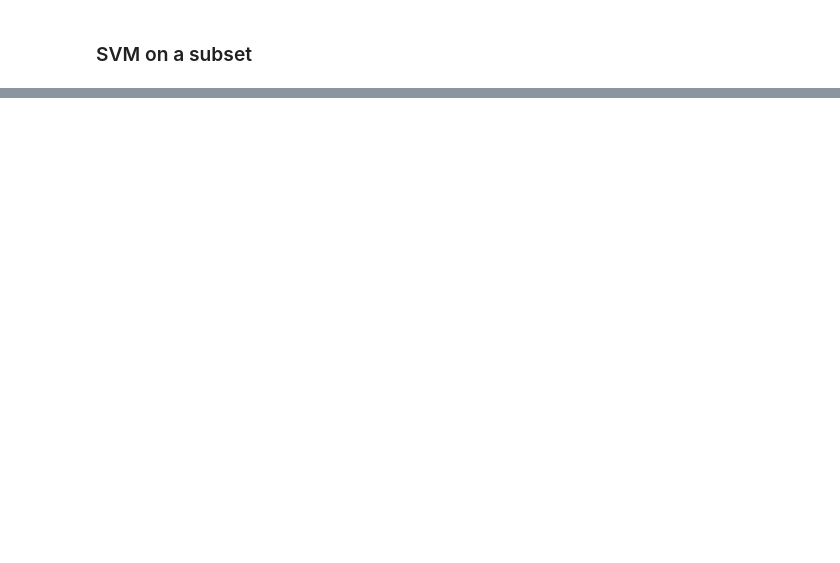
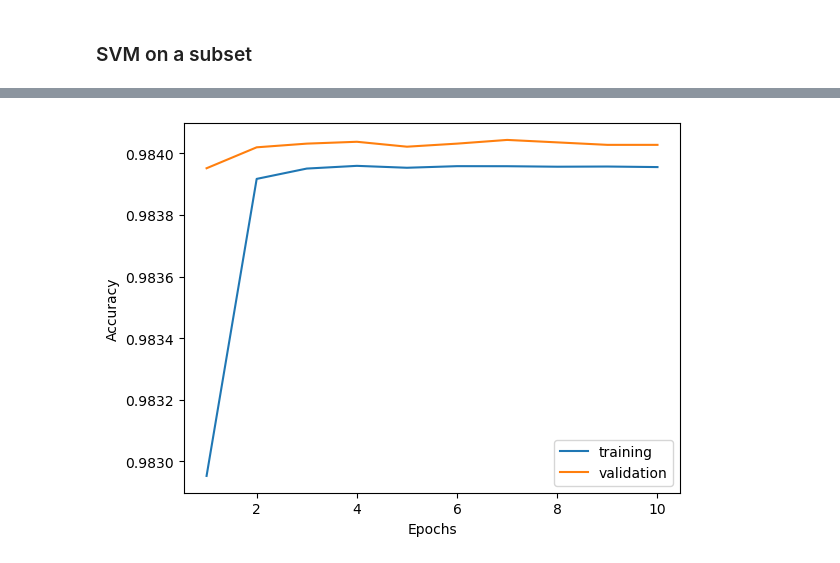
Before and after one commit to Moral-Machine-2024/Emmakuipers, a Jupyter notebook: modelling_total.ipynb, the cells around one changed output, grey strips where cells are left out. Drawn from its saved outputs; the diff is of its cells as text; code cells hidden in the pictures; blank space fills up the shorter version.

```diff
--- a/modelling_total.ipynb
+++ b/modelling_total.ipynb
@@ -282,0 +484,15 @@ y_pred_svm = svm_model.predict(X_test_sub)
+# %%
+from tensorflow.keras import layers, optimizers
+from keras import models
+
+learning_rate = 5e-4
+
+def build_model():
+    model = models.Sequential()
+    model.add(layers.Dense(64, activation='relu', input_shape=(X_train.shape[1],)))
+    model.add(layers.BatchNormalization())
+    model.add(layers.Dense(64, activation='relu'))
+    model.add(layers.BatchNormalization())
+    model.add(layers.Dense(1, activation='sigmoid'))
+    model.compile(optimizer=optimizers.Adam(learning_rate=learning_rate), loss='binary_crossentropy', metrics=['accuracy'])
+    return model
@@ -335,0 +633,8 @@ model.fit(X, y, epochs=20, batch_size=32)  # Adjust epochs and batch size as nee
+# %%
+X_mlp = np.array(X, dtype=np.float32)  # Convert features to float32
+y_mlp = np.array(y, dtype=np.float32)
+X_val_mlp = np.array(X_val, dtype=np.float32)
+y_val_mlp = np.array(y_val, dtype=np.float32)
+# %%
+model_mlp5 = build_model()
+history_mlp5 = model_mlp5.fit(X_mlp, y_mlp, epochs=10, batch_size=64, validation_data=(X_val_mlp, y_val_mlp), verbose=1)
@@ -335,0 +693,15 @@ model.fit(X, y, epochs=20, batch_size=32)  # Adjust epochs and batch size as nee
+# %%
+# plot to visualize training and validation accuracy
+
+
+acc_history = history_mlp5.history['accuracy']
+val_acc_history = history_mlp5.history['val_accuracy']
+
+plt.plot(range(1, len(acc_history) + 1), acc_history)
+plt.plot(range(1, len(val_acc_history) + 1), val_acc_history)
+plt.xlabel('Epochs')
+plt.ylabel('Accuracy')
+plt.legend(['training', 'validation'])
+plt.show()
+# %% [output]
+[figure, added]
```
Also changed, not shown: parts of 60 cells of this notebook, 12 other files.
